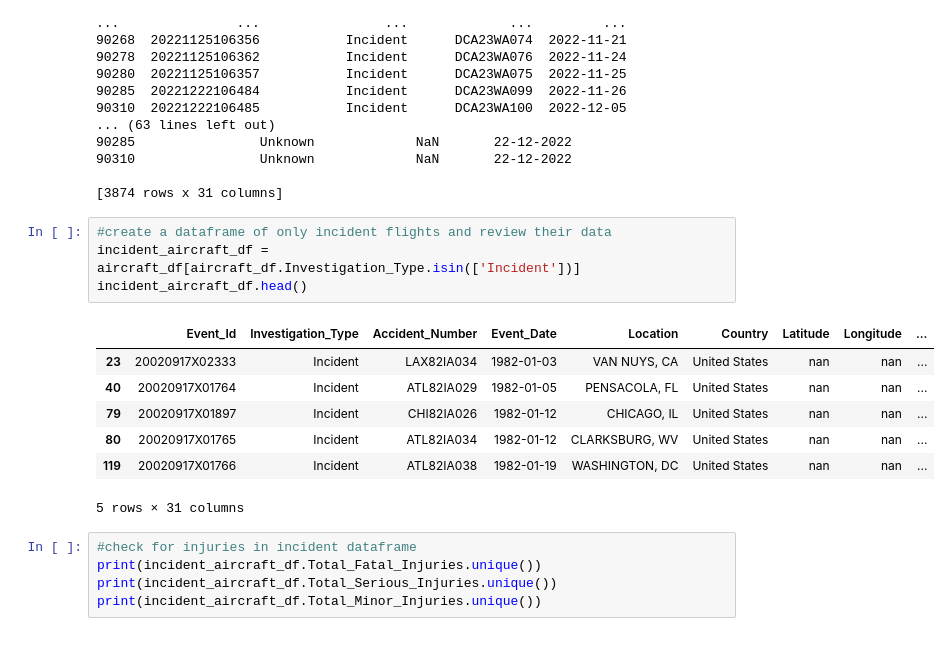
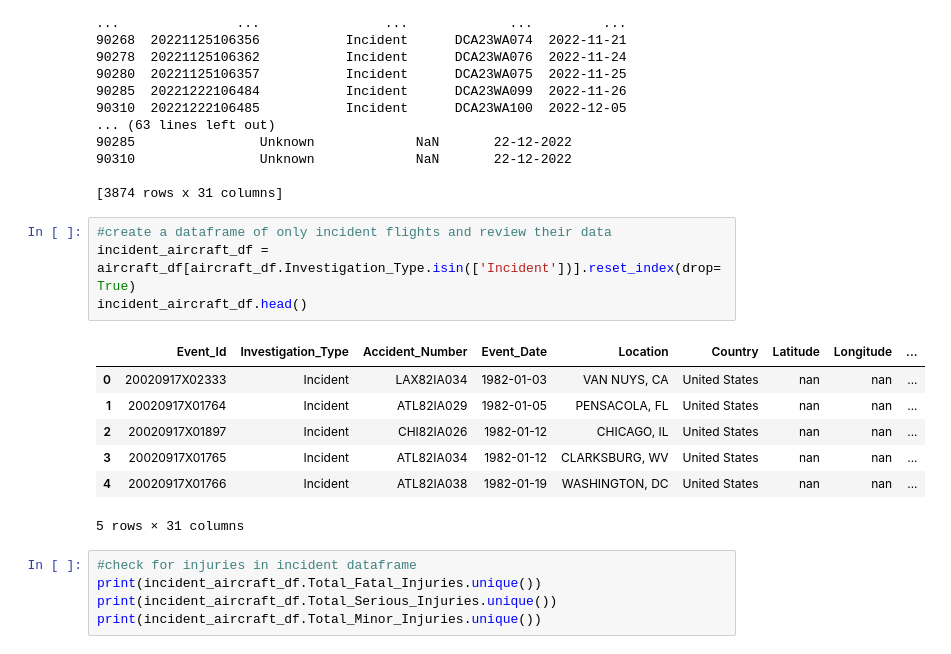
Before and after one commit to chrismiley87/aircraft-safety-analysis, a Jupyter notebook: notebook.ipynb, the cells around one changed output. Cells and saved outputs as stored; diff of their text form.

```diff
--- a/notebook.ipynb
+++ b/notebook.ipynb
@@ -273,15 +260,15 @@ print(aircraft_df[aircraft_df.Investigation_Type.isin(['Incident'])])
 [3874 rows x 31 columns]
 # %%
 #create a dataframe of only incident flights and review their data
-incident_aircraft_df = aircraft_df[aircraft_df.Investigation_Type.isin(['Incident'])]
+incident_aircraft_df = aircraft_df[aircraft_df.Investigation_Type.isin(['Incident'])].reset_index(drop=True)
 incident_aircraft_df.head()
 # %% [output]
 |  | Event_Id | Investigation_Type | Accident_Number | Event_Date | Location | Country | Latitude | Longitude | ... |
-| 23 | 20020917X02333 | Incident | LAX82IA034 | 1982-01-03 | VAN NUYS, CA | United States | nan | nan | ... |
-| 40 | 20020917X01764 | Incident | ATL82IA029 | 1982-01-05 | PENSACOLA, FL | United States | nan | nan | ... |
-| 79 | 20020917X01897 | Incident | CHI82IA026 | 1982-01-12 | CHICAGO, IL | United States | nan | nan | ... |
-| 80 | 20020917X01765 | Incident | ATL82IA034 | 1982-01-12 | CLARKSBURG, WV | United States | nan | nan | ... |
-| 119 | 20020917X01766 | Incident | ATL82IA038 | 1982-01-19 | WASHINGTON, DC | United States | nan | nan | ... |
+| 0 | 20020917X02333 | Incident | LAX82IA034 | 1982-01-03 | VAN NUYS, CA | United States | nan | nan | ... |
+| 1 | 20020917X01764 | Incident | ATL82IA029 | 1982-01-05 | PENSACOLA, FL | United States | nan | nan | ... |
+| 2 | 20020917X01897 | Incident | CHI82IA026 | 1982-01-12 | CHICAGO, IL | United States | nan | nan | ... |
+| 3 | 20020917X01765 | Incident | ATL82IA034 | 1982-01-12 | CLARKSBURG, WV | United States | nan | nan | ... |
+| 4 | 20020917X01766 | Incident | ATL82IA038 | 1982-01-19 | WASHINGTON, DC | United States | nan | nan | ... |
 5 rows × 31 columns
 # %%
 #check for injuries in incident dataframe
```
Also changed, not shown: parts of 41 cells of this notebook.
